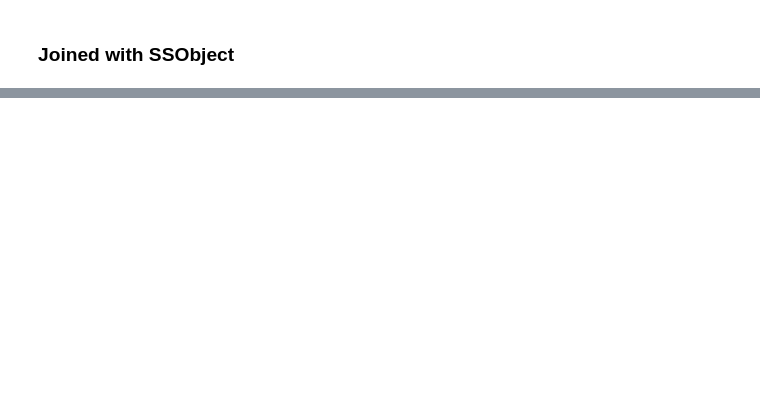
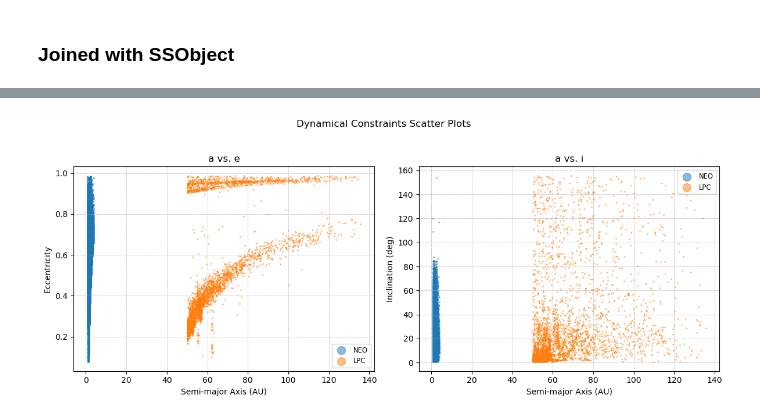
Before and after one commit to lsst-sssc/rsp_queries, a Jupyter notebook: docs/notebooks/query_tutorial.ipynb, the cells around one changed output, grey strips where cells are left out. Cells and saved outputs as stored; diff of their text form; code cells hidden in the pictures; blank space fills up the shorter version.

```diff
--- a/docs/notebooks/query_tutorial.ipynb
+++ b/docs/notebooks/query_tutorial.ipynb
@@ -75,0 +139,4 @@ Job phase is COMPLETED
+# %%
+LPC_string, LPC_class_name = q.make_query(catalog = "dp03_catalogs_10yr", class_name = "LPC", cutoffs = None, join = "SSObject")
+print(f"\nQuery:\n{LPC_string}")
+LPC_data_table = q.run_query(LPC_string, LPC_class_name, "dp03_catalogs_10yr", to_pandas = True)
@@ -220,0 +318,5 @@ Large range criterion: 4.0952306
+# %%
+sso_example_table = p.combine_tables(NEO_data_table, LPC_data_table)
+p.run_scatter_plots(sso_example_table)
+# %% [output]
+[figure, added]
```
Also changed, not shown: parts of 19 cells of this notebook, 3 other files.
